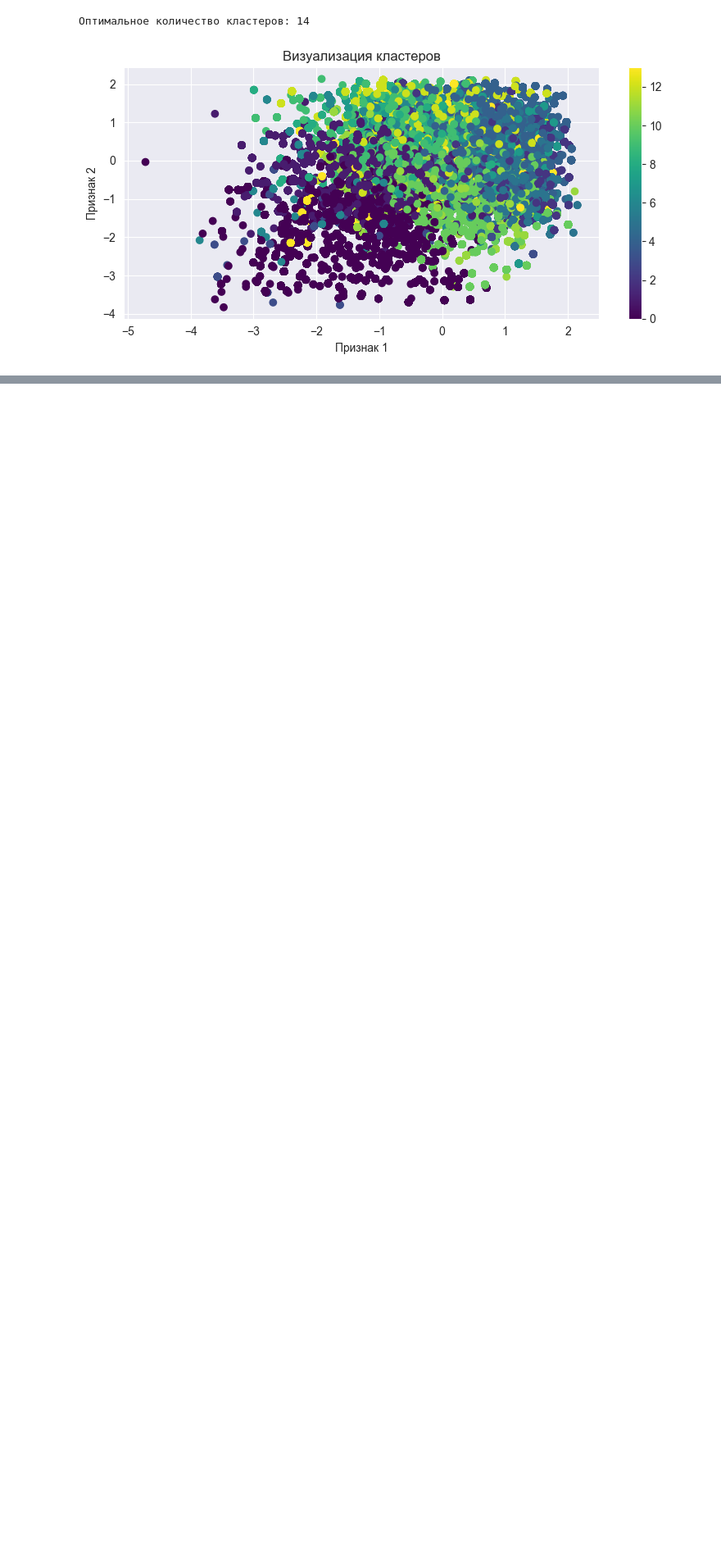
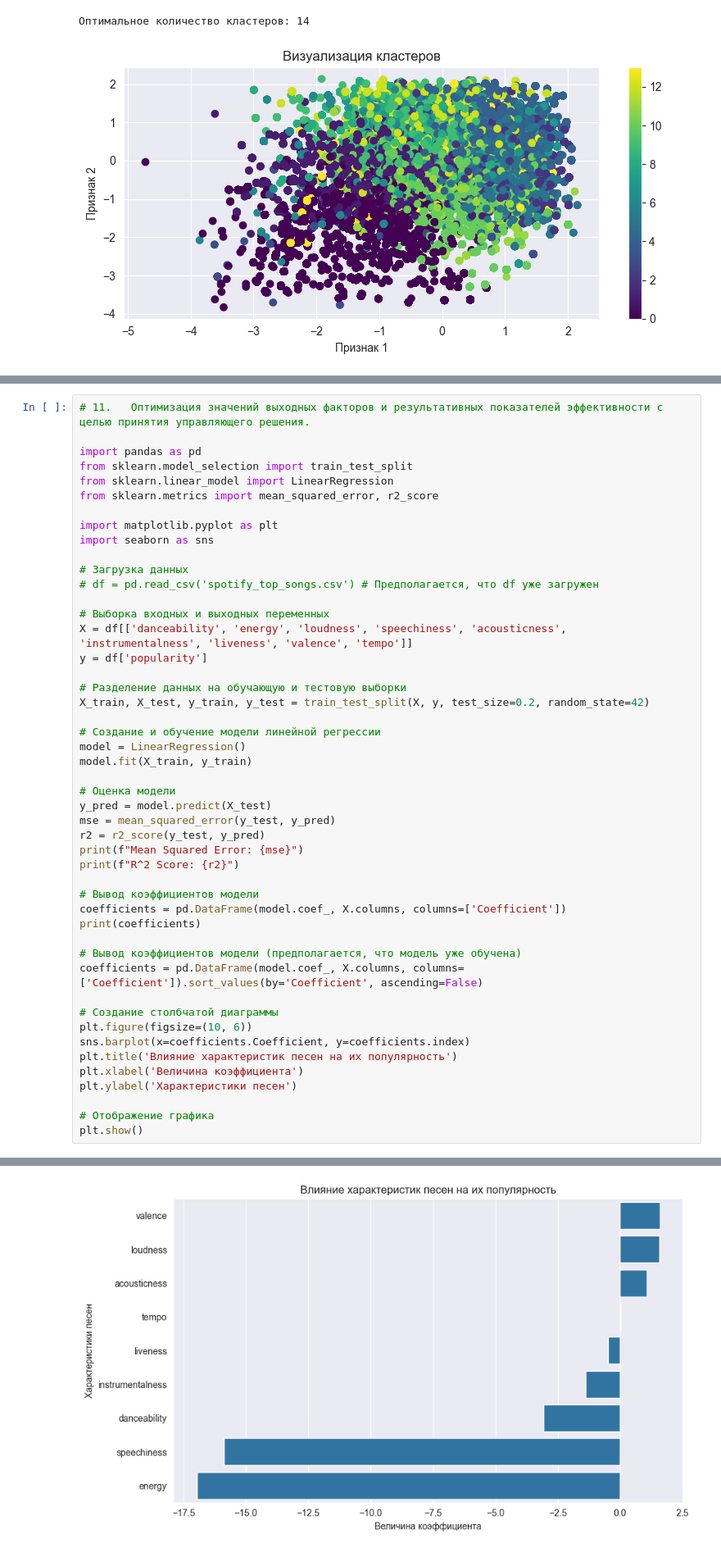
Before and after one commit to mancu1/big_data, a Jupyter notebook: own.ipynb, the cells around one changed output, grey strips where cells are left out. Shown at 82% size. Cells and saved outputs as stored; diff of their text form; blank space fills up the shorter version.

```diff
--- a/own.ipynb
+++ b/own.ipynb
@@ -434,0 +462,49 @@ plt.show()
+# %%
+# 11.	Оптимизация значений выходных факторов и результативных показателей эффективности с целью принятия управляющего решения.
+
+import pandas as pd
+from sklearn.model_selection import train_test_split
+from sklearn.linear_model import LinearRegression
+from sklearn.metrics import mean_squared_error, r2_score
+
+import matplotlib.pyplot as plt
+import seaborn as sns
+
+# Загрузка данных
+# df = pd.read_csv('spotify_top_songs.csv') # Предполагается, что df уже загружен
+
+# Выборка входных и выходных переменных
+X = df[['danceability', 'energy', 'loudness', 'speechiness', 'acousticness', 'instrumentalness', 'liveness', 'valence', 'tempo']]
+y = df['popularity']
+
+# Разделение данных на обучающую и тестовую выборки
+X_train, X_test, y_train, y_test = train_test_split(X, y, test_size=0.2, random_state=42)
+
+# Создание и обучение модели линейной регрессии
+model = LinearRegression()
+model.fit(X_train, y_train)
+
+# Оценка модели
+y_pred = model.predict(X_test)
+mse = mean_squared_error(y_test, y_pred)
+r2 = r2_score(y_test, y_pred)
+print(f"Mean Squared Error: {mse}")
+print(f"R^2 Score: {r2}")
+
+# Вывод коэффициентов модели
+coefficients = pd.DataFrame(model.coef_, X.columns, columns=['Coefficient'])
+print(coefficients)
+
+# Вывод коэффициентов модели (предполагается, что модель уже обучена)
+coefficients = pd.DataFrame(model.coef_, X.columns, columns=['Coefficient']).sort_values(by='Coefficient', ascending=False)
+
+# Создание столбчатой диаграммы
+plt.figure(figsize=(10, 6))
+sns.barplot(x=coefficients.Coefficient, y=coefficients.index)
+plt.title('Влияние характеристик песен на их популярность')
+plt.xlabel('Величина коэффициента')
+plt.ylabel('Характеристики песен')
+
+# Отображение графика
+plt.show()
+# %% [output]
@@ -434,0 +523 @@ plt.show()
+[figure, added]
```
Also changed, not shown: parts of 3 cells of this notebook.
